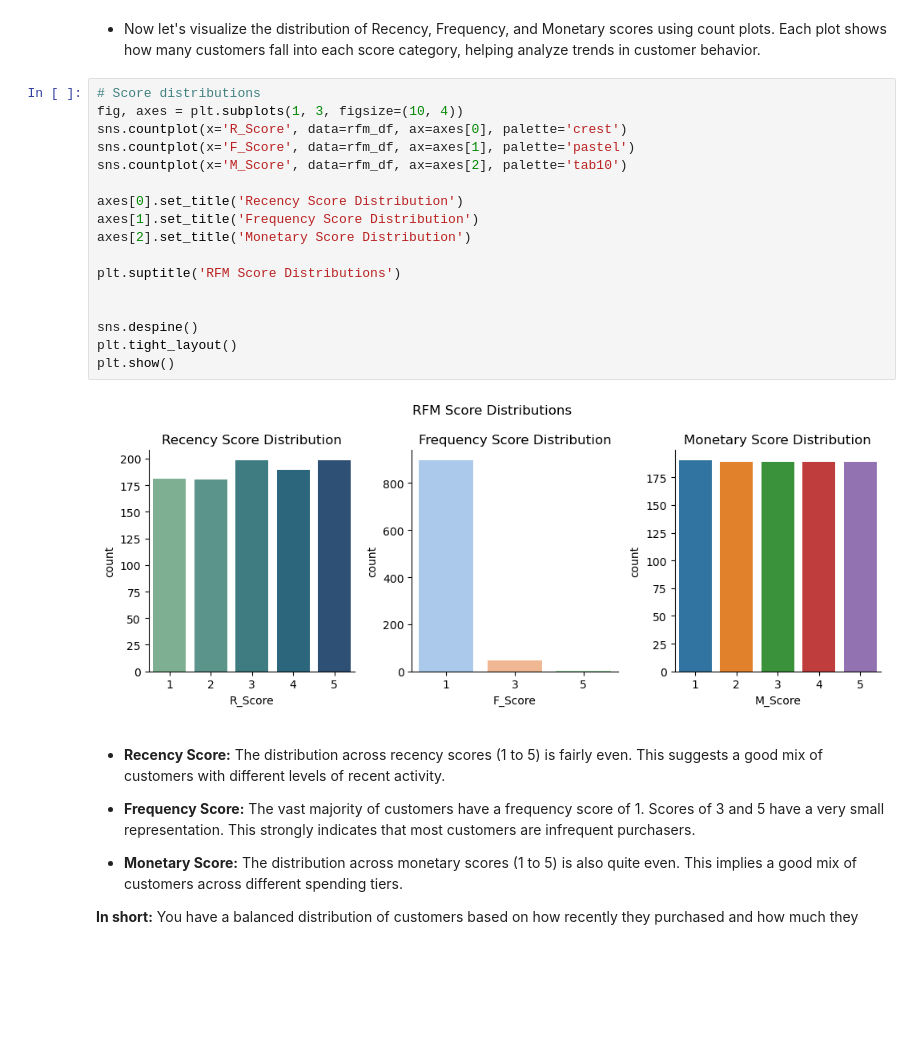
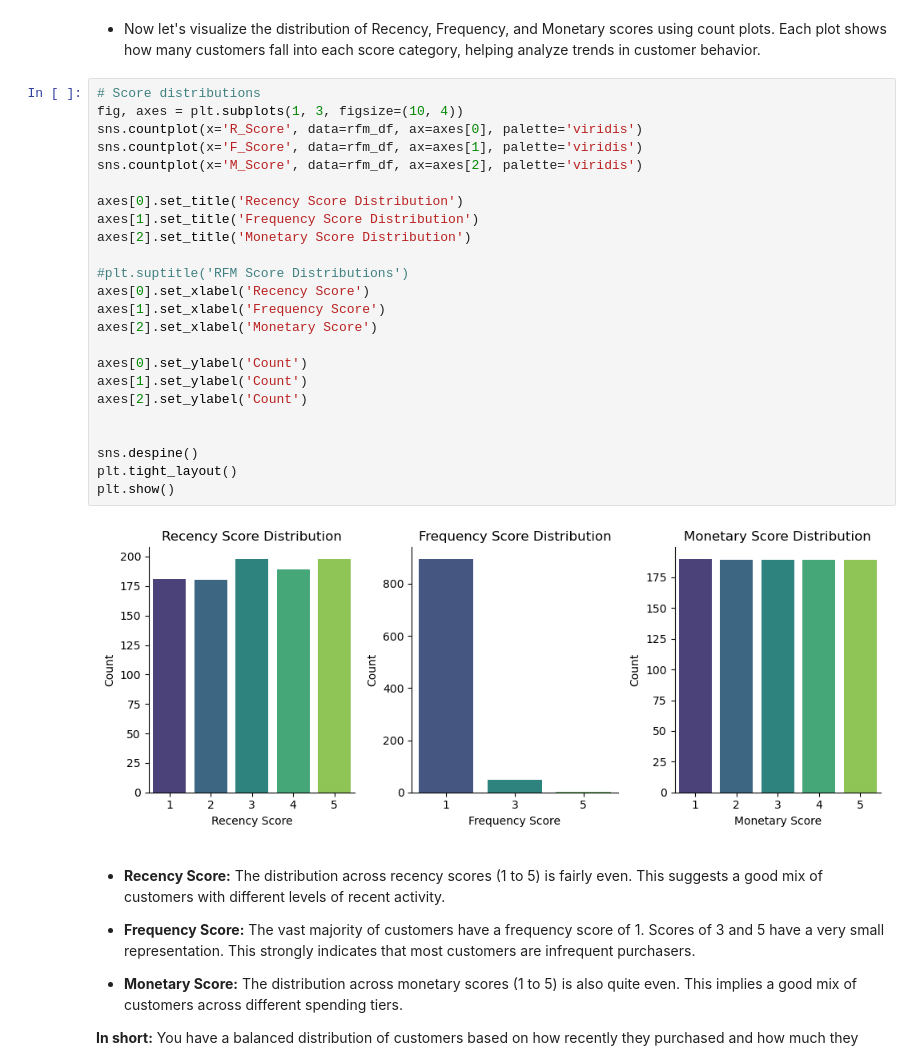
Before and after one commit to modyreturn/RFM-Analysis, a Jupyter notebook: RFM_Analysis.ipynb, the cells around one changed output. Cells and saved outputs as stored; diff of their text form; blank space fills up the shorter version.

```diff
--- a/RFM_Analysis.ipynb
+++ b/RFM_Analysis.ipynb
@@ -253,22 +253,29 @@ plt.show()
 # %%
 # Score distributions
 fig, axes = plt.subplots(1, 3, figsize=(10, 4))
-sns.countplot(x='R_Score', data=rfm_df, ax=axes[0], palette='crest')
-sns.countplot(x='F_Score', data=rfm_df, ax=axes[1], palette='pastel')
-sns.countplot(x='M_Score', data=rfm_df, ax=axes[2], palette='tab10')
+sns.countplot(x='R_Score', data=rfm_df, ax=axes[0], palette='viridis')
+sns.countplot(x='F_Score', data=rfm_df, ax=axes[1], palette='viridis')
+sns.countplot(x='M_Score', data=rfm_df, ax=axes[2], palette='viridis')
 
 axes[0].set_title('Recency Score Distribution')
 axes[1].set_title('Frequency Score Distribution')
 axes[2].set_title('Monetary Score Distribution')
 
-plt.suptitle('RFM Score Distributions')
+#plt.suptitle('RFM Score Distributions')
+axes[0].set_xlabel('Recency Score')
+axes[1].set_xlabel('Frequency Score')
+axes[2].set_xlabel('Monetary Score')
+
+axes[0].set_ylabel('Count')
+axes[1].set_ylabel('Count')
+axes[2].set_ylabel('Count')
 
 
 sns.despine()
 plt.tight_layout()
 plt.show()
 # %% [output]
-[figure, old version]
+[figure, new version]
 # %% [markdown]
 * **Recency Score:** The distribution across recency scores (1 to 5) is fairly even. This suggests a good mix of customers with different levels of recent activity.
 
```
